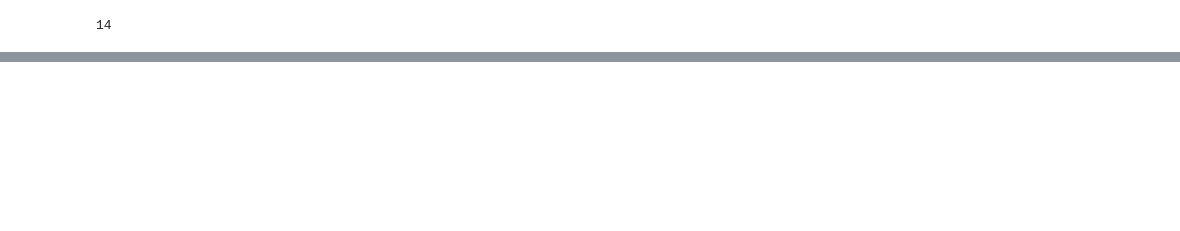
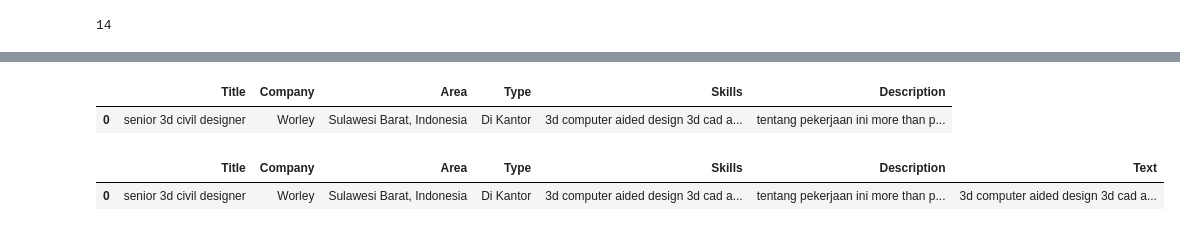
Before and after one commit to fn-hide/eris_job, a Jupyter notebook: linkedin_job.ipynb, the cells around one changed output, grey strips where cells are left out. Drawn from its saved outputs; the diff is of its cells as text; code cells hidden in the pictures; blank space fills up the shorter version.

```diff
--- a/linkedin_job.ipynb
+++ b/linkedin_job.ipynb
@@ -91,0 +92,5 @@ dtype: int64
+# %%
+df_job.head(1)
+# %% [output]
+|  | Title | Company | Area | Type | Skills | Description |
+| 0 | senior 3d civil designer | Worley | Sulawesi Barat, Indonesia | Di Kantor | 3d computer aided design 3d cad a... | tentang pekerjaan ini more than p... |
@@ -91,0 +99,14 @@ dtype: int64
+# %%
+id_stopwords = stopwords.words('indonesian')
+en_stopwords = stopwords.words('english')
+# %%
+nltk_stopwords = id_stopwords + en_stopwords
+# %%
+df_job.Text = df_job.Text.apply(lambda x: ' '.join([i for i in x.split() if i not in nltk_stopwords]))
+# %%
+df_job.Text = df_job.Text.apply(lambda x: ' '.join(x))
+# %%
+df_job.head(1)
+# %% [output]
+|  | Title | Company | Area | Type | Skills | Description | Text |
+| 0 | senior 3d civil designer | Worley | Sulawesi Barat, Indonesia | Di Kantor | 3d computer aided design 3d cad a... | tentang pekerjaan ini more than p... | 3d computer aided design 3d cad a... |
```
Also changed, not shown: parts of 17 cells of this notebook, 2 other files.
